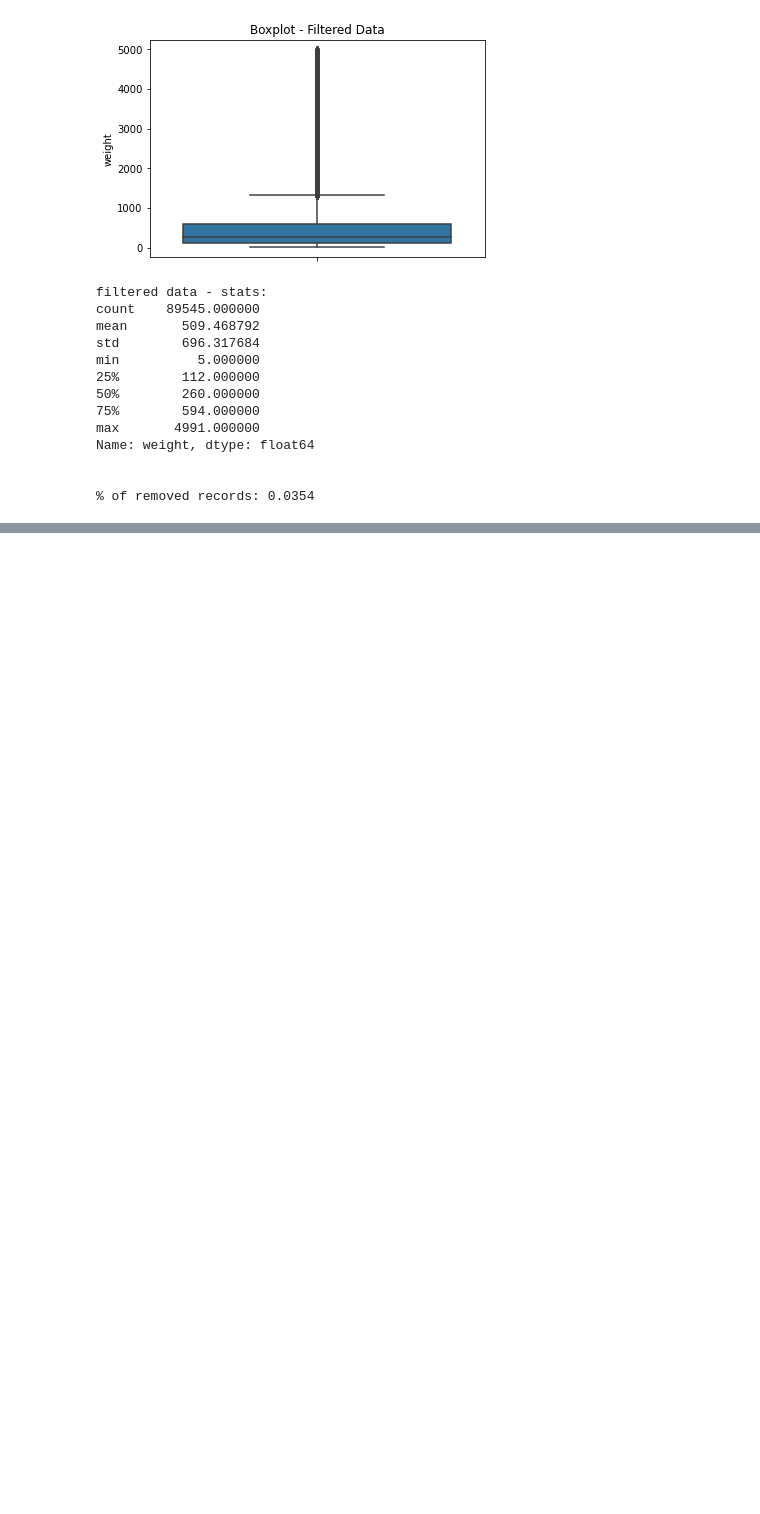
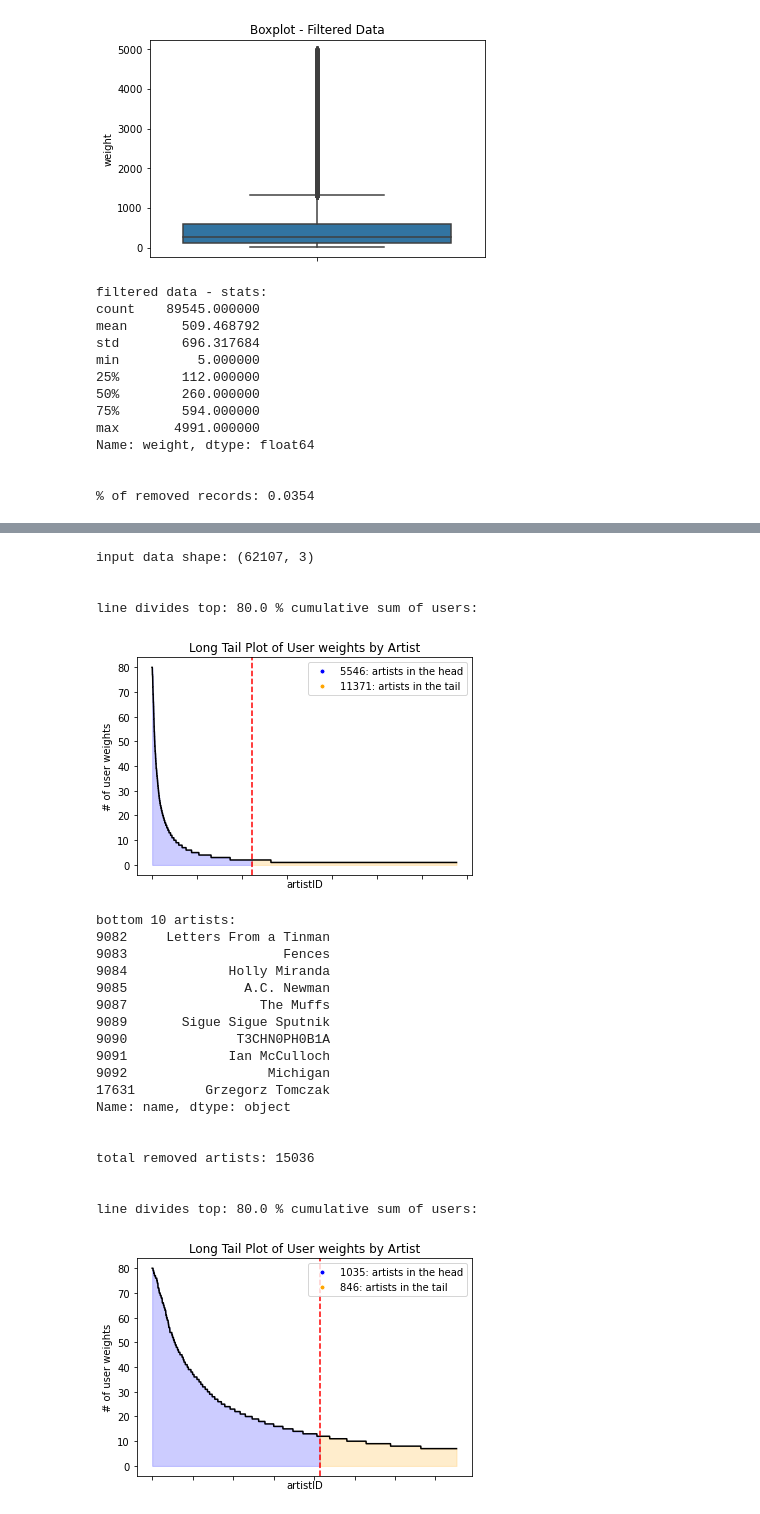
Before and after one commit to luish910/cda_recomm_project, a Jupyter notebook: Processing Functions.ipynb, the cells around one changed output, grey strips where cells are left out. Cells and saved outputs as stored; diff of their text form; code cells hidden in the pictures; blank space fills up the shorter version.

```diff
--- a/Processing Functions.ipynb
+++ b/Processing Functions.ipynb
@@ -97,0 +325,27 @@ Name: weight, dtype: float64
+# %%
+weights_filtered_rare = remove_rare_artists(weights_filtered,artist_df,7)
+# %% [output]
+input data shape: (62107, 3)
+
+
+line divides top: 80.0 % cumulative sum of users:
+[figure, added]
+bottom 10 artists:
+9082     Letters From a Tinman
+9083                    Fences
+9084             Holly Miranda
+9085               A.C. Newman
+9087                 The Muffs
+9089       Sigue Sigue Sputnik
+9090              T3CHN0PH0B1A
+9091             Ian McCulloch
+9092                  Michigan
+17631         Grzegorz Tomczak
+Name: name, dtype: object
+
+
+total removed artists: 15036
+
+
+line divides top: 80.0 % cumulative sum of users:
+[figure, added]
```
Also changed, not shown: parts of 11 cells of this notebook.
